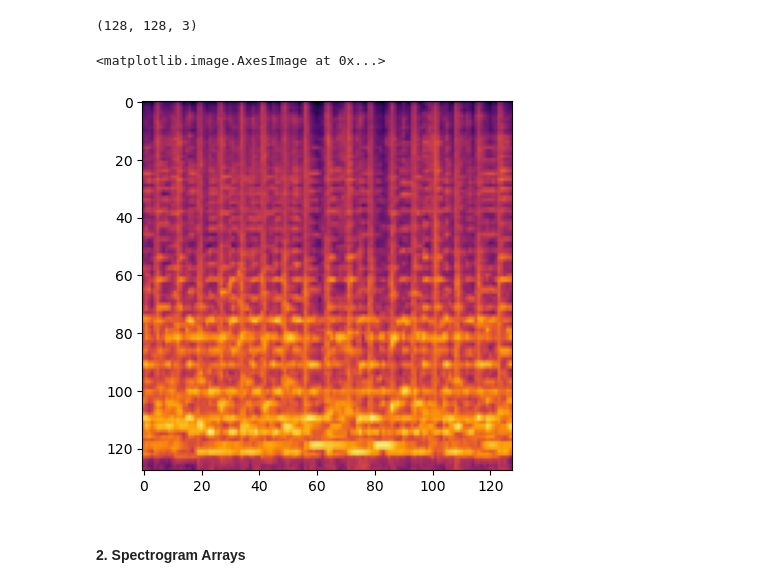
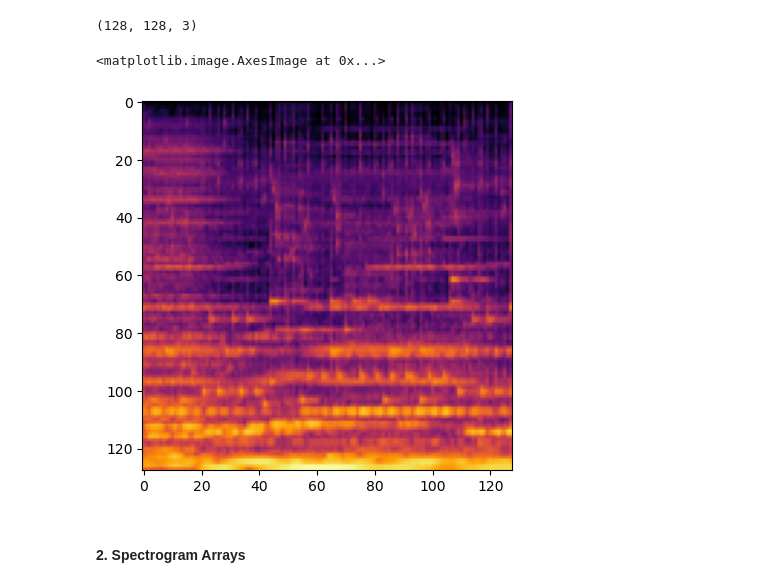
Before and after one commit to ekrueger1217/Music-Genre-Classifier, a Jupyter notebook: Sound_Classifier_Models_2.ipynb, the cells around one changed output. Drawn from its saved outputs; the diff is of its cells as text; code cells hidden in the pictures.

```diff
--- a/Sound_Classifier_Models_2.ipynb
+++ b/Sound_Classifier_Models_2.ipynb
@@ -110,10 +110,10 @@ np.shape(images[5])
 # %% [output]
 (128, 128, 3)
 # %%
-plt.imshow(images[5])
+plt.imshow(images[52])
 # %% [output]
 <matplotlib.image.AxesImage at 0x...>
-[figure, old version]
+[figure, new version]
 # %% [markdown]
 #### 2. Spectrogram Arrays
 # %% [markdown]
```
Also changed, not shown: parts of 57 cells of this notebook.
